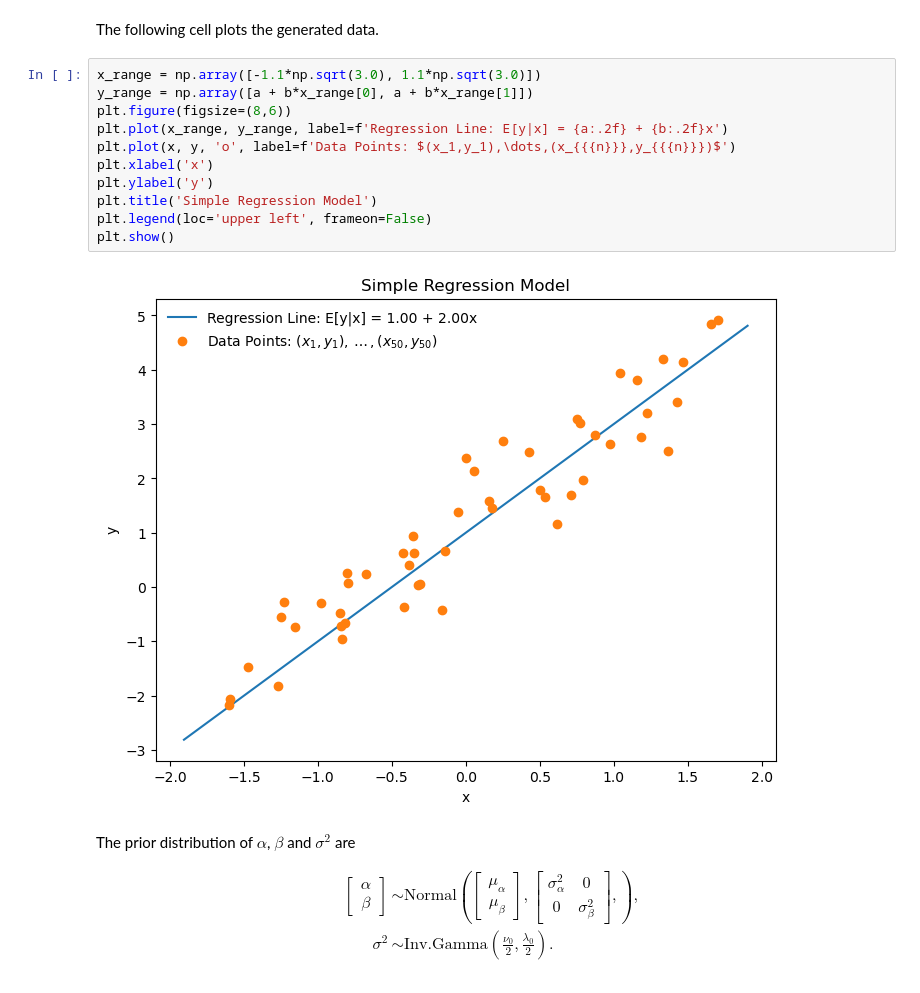
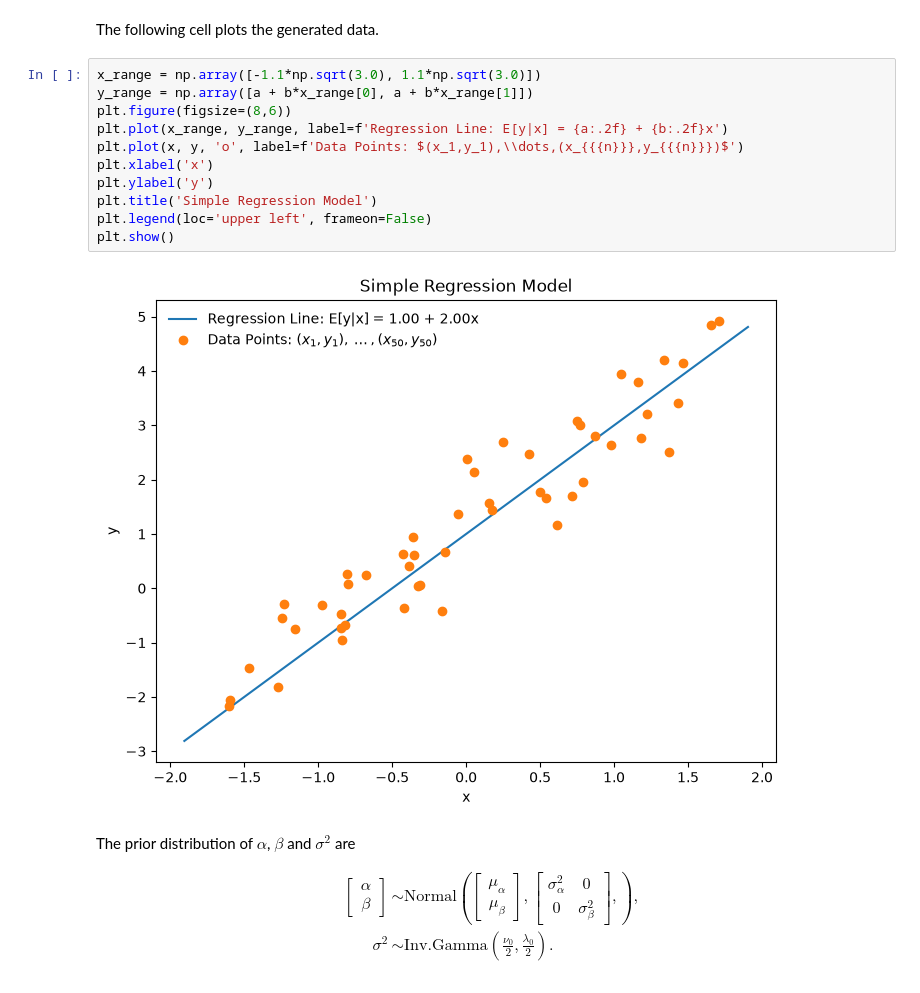
Before and after one commit to nakatsuma/bayesian_statistics, a Jupyter notebook: notebook/simple_regression.ipynb, the cells around one changed output. Cells and saved outputs as stored; diff of their text form.

```diff
--- a/notebook/simple_regression.ipynb
+++ b/notebook/simple_regression.ipynb
@@ -39,16 +41,16 @@ The following cell plots the generated data.
 # %%
 x_range = np.array([-1.1*np.sqrt(3.0), 1.1*np.sqrt(3.0)])
 y_range = np.array([a + b*x_range[0], a + b*x_range[1]])
 plt.figure(figsize=(8,6))
 plt.plot(x_range, y_range, label=f'Regression Line: E[y|x] = {a:.2f} + {b:.2f}x')
-plt.plot(x, y, 'o', label=f'Data Points: $(x_1,y_1),\dots,(x_{{{n}}},y_{{{n}}})$')
+plt.plot(x, y, 'o', label=f'Data Points: $(x_1,y_1),\\dots,(x_{{{n}}},y_{{{n}}})$')
 plt.xlabel('x')
 plt.ylabel('y')
 plt.title('Simple Regression Model')
 plt.legend(loc='upper left', frameon=False)
 plt.show()
 # %% [output]
-[figure, old version]
+[figure, new version]
 # %% [markdown]
 The prior distribution of $\alpha$, $\beta$ and $\sigma^2$ are
 
```
Also changed, not shown: parts of 8 cells of this notebook, 23 other files.
